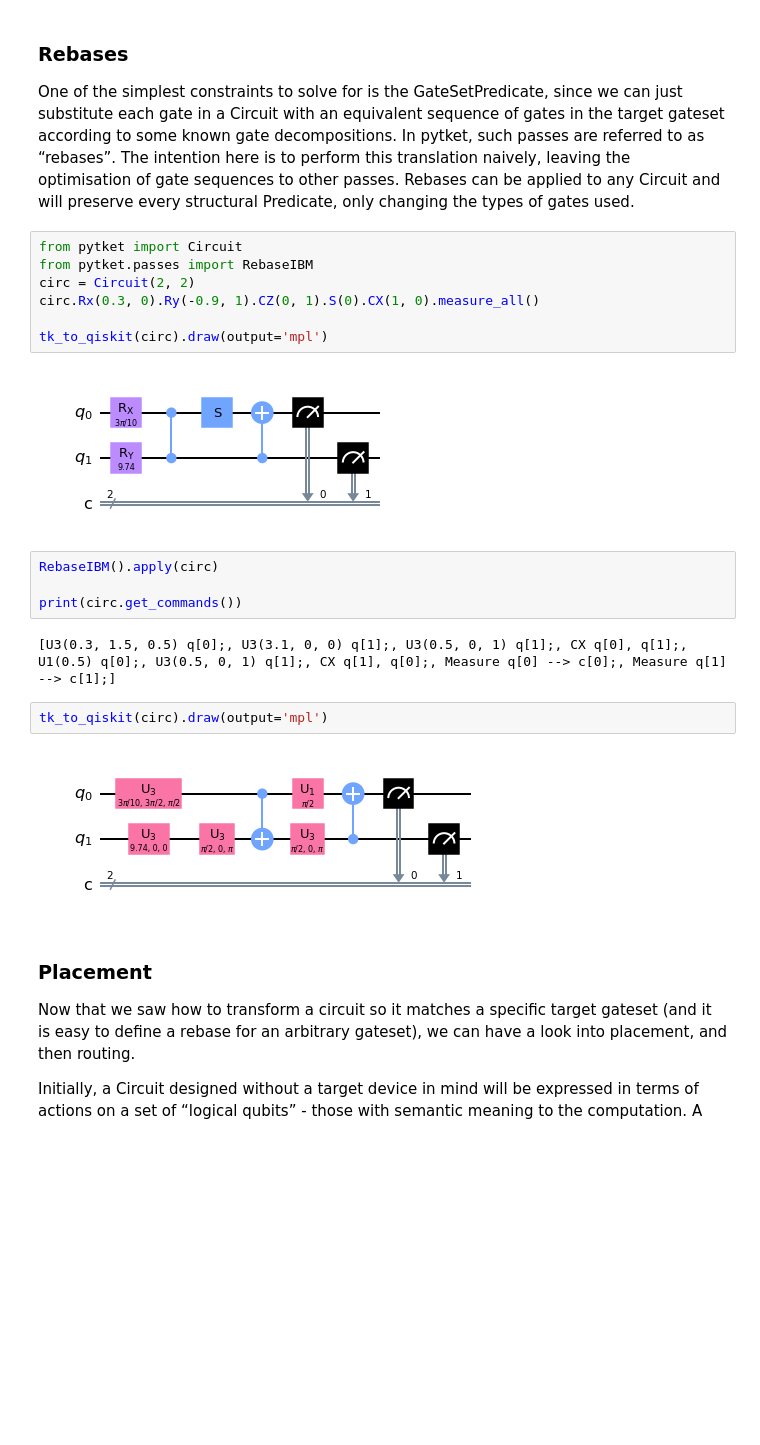
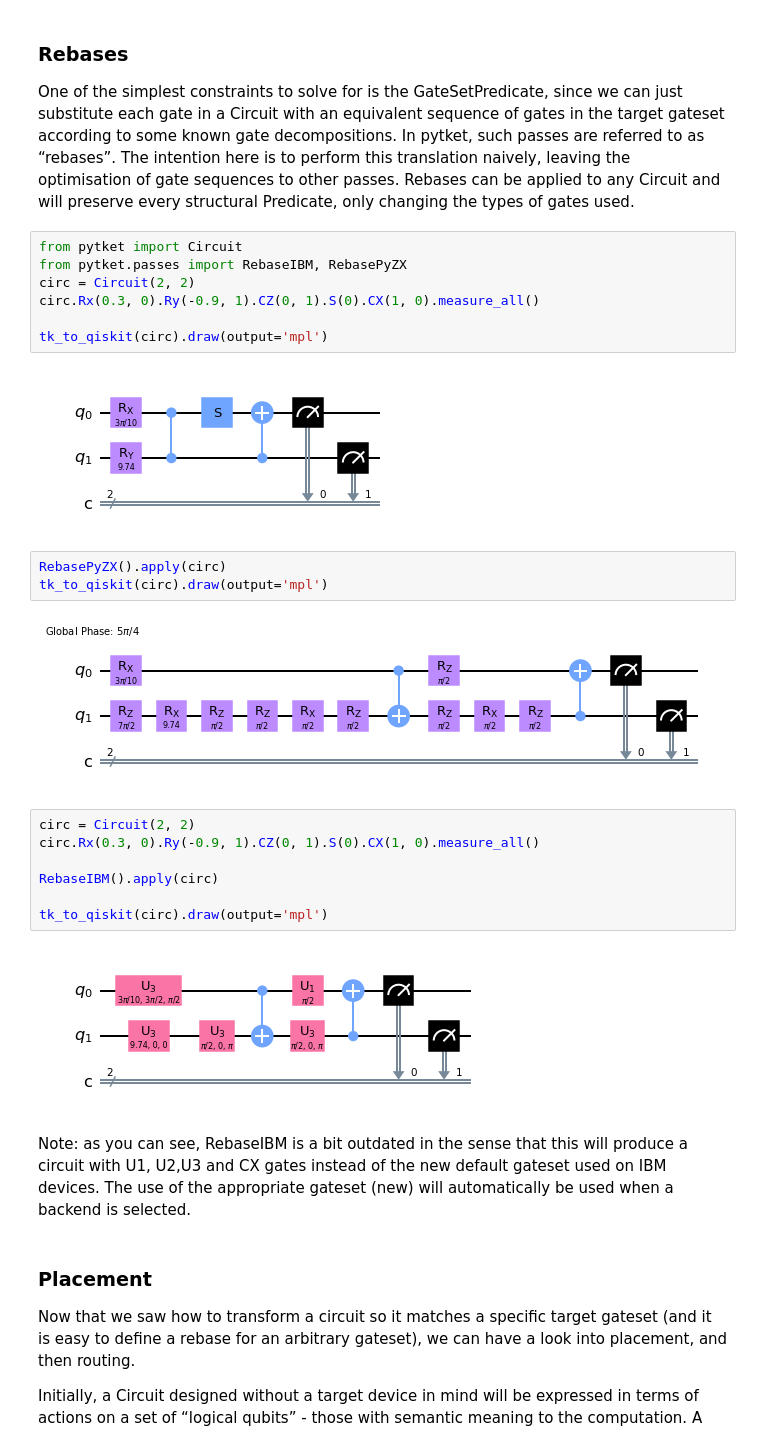
Before and after one commit to mbozzore/workshop, a Jupyter notebook: demo_tket.ipynb, the cells around one changed output. Saved outputs shown, nothing was run; the diff lists cells and outputs as text; blank space fills up the shorter version.

```diff
--- a/demo_tket.ipynb
+++ b/demo_tket.ipynb
@@ -167,23 +165,29 @@ Each compiler pass inherits from the BasePass class, capturing a method of trans
 One of the simplest constraints to solve for is the GateSetPredicate, since we can just substitute each gate in a Circuit with an equivalent sequence of gates in the target gateset according to some known gate decompositions. In pytket, such passes are referred to as “rebases”. The intention here is to perform this translation naively, leaving the optimisation of gate sequences to other passes. Rebases can be applied to any Circuit and will preserve every structural Predicate, only changing the types of gates used.
 # %%
 from pytket import Circuit
-from pytket.passes import RebaseIBM
+from pytket.passes import RebaseIBM, RebasePyZX
 circ = Circuit(2, 2)
 circ.Rx(0.3, 0).Ry(-0.9, 1).CZ(0, 1).S(0).CX(1, 0).measure_all()
 
 tk_to_qiskit(circ).draw(output='mpl')
 # %% [output]
 [figure]
-# %%
-RebaseIBM().apply(circ)
-
-print(circ.get_commands())
-# %% [output]
-[U3(0.3, 1.5, 0.5) q[0];, U3(3.1, 0, 0) q[1];, U3(0.5, 0, 1) q[1];, CX q[0], q[1];, U1(0.5) q[0];, U3(0.5, 0, 1) q[1];, CX q[1], q[0];, Measure q[0] --> c[0];, Measure q[1] --> c[1];]
 # %%
+RebasePyZX().apply(circ)
 tk_to_qiskit(circ).draw(output='mpl')
 # %% [output]
-[figure, old version]
+[figure, new version]
+# %%
+circ = Circuit(2, 2)
+circ.Rx(0.3, 0).Ry(-0.9, 1).CZ(0, 1).S(0).CX(1, 0).measure_all()
+
+RebaseIBM().apply(circ)
+
+tk_to_qiskit(circ).draw(output='mpl')
+# %% [output]
+[figure, added]
+# %% [markdown]
+Note: as you can see, RebaseIBM is a bit outdated in the sense that this will produce a circuit with U1, U2,U3 and CX gates instead of the new default gateset used on IBM devices. The use of the appropriate gateset (new) will automatically be used when a backend is selected.
 # %% [markdown]
 
 ### Placement
```
Also changed, not shown: parts of 46 cells of this notebook, 2 other files.
